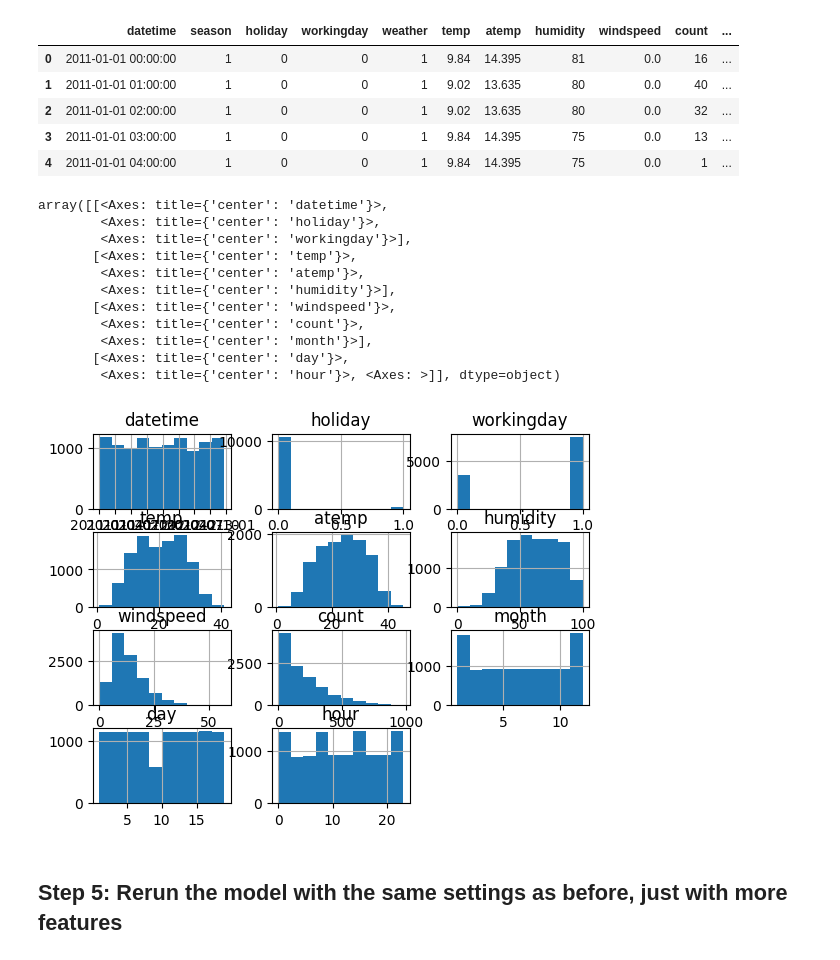
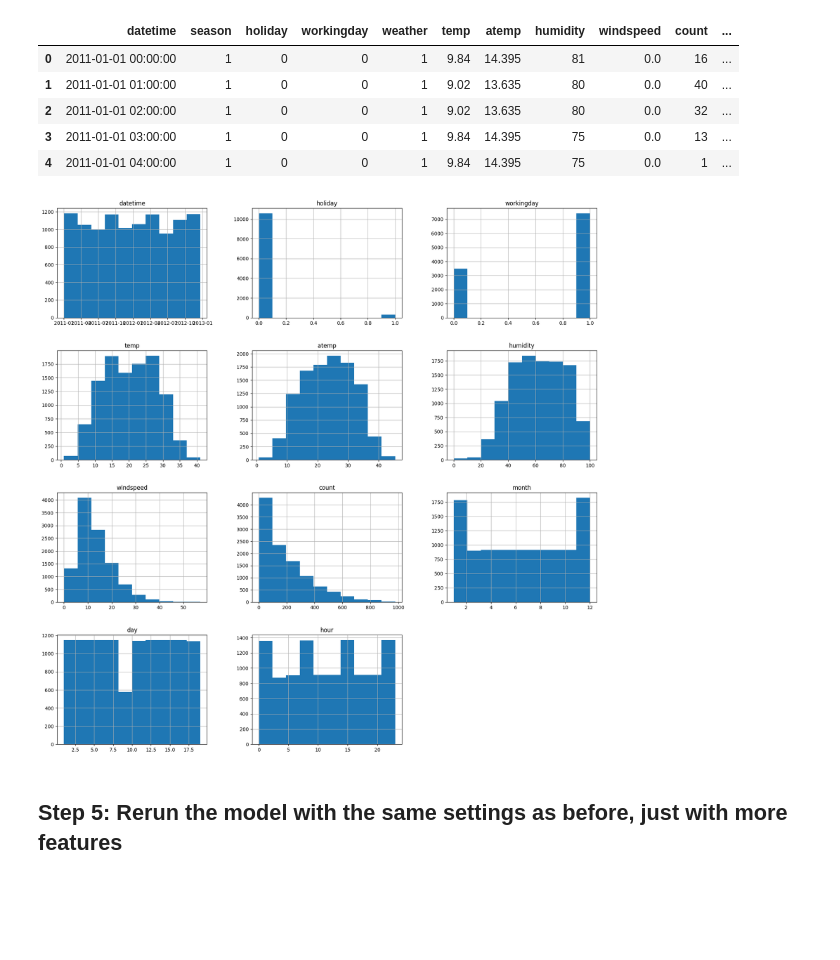
Before and after one commit to akankshaajoshi/Predict-Bike-Sharing-Demand-with-Autogluon, a Jupyter notebook: project/project_template.ipynb, the cells around one changed output. Saved outputs shown, nothing was run; the diff lists cells and outputs as text; code cells hidden in the pictures; blank space fills up the shorter version.

```diff
--- a/project/project_template.ipynb
+++ b/project/project_template.ipynb
@@ -100,7 +100,7 @@ from autogluon.tabular import TabularPredictor
 # %%
 # Create the train dataset in pandas by reading the csv
 # Set the parsing of the datetime column so you can use some of the `dt` features in pandas later
-train = pd.read_csv('train.csv')
+train = pd.read_csv('train.csv', parse_dates=['datetime'])
 train.head()
 # %% [output]
 |  | datetime | season | holiday | workingday | weather | temp | atemp | humidity | windspeed | casual | ... |
@@ -387,20 +386,9 @@ train.head()
 | 4 | 2011-01-01 04:00:00 | 1 | 0 | 0 | 1 | 9.84 | 14.395 | 75 | 0.0 | 1 | ... |
 # %%
 # View histogram of all features again now with the hour feature
-train.hist()
+train.hist(figsize=(20, 20));
 # %% [output]
-array([[<Axes: title={'center': 'datetime'}>,
-        <Axes: title={'center': 'holiday'}>,
-        <Axes: title={'center': 'workingday'}>],
-       [<Axes: title={'center': 'temp'}>,
-        <Axes: title={'center': 'atemp'}>,
-        <Axes: title={'center': 'humidity'}>],
-       [<Axes: title={'center': 'windspeed'}>,
-        <Axes: title={'center': 'count'}>,
-        <Axes: title={'center': 'month'}>],
-       [<Axes: title={'center': 'day'}>,
-        <Axes: title={'center': 'hour'}>, <Axes: >]], dtype=object)
-[figure, old version]
+[figure, new version]
 # %% [markdown]
 ## Step 5: Rerun the model with the same settings as before, just with more features
 # %%
```
Also changed, not shown: parts of 26 cells of this notebook, 1 other file.
